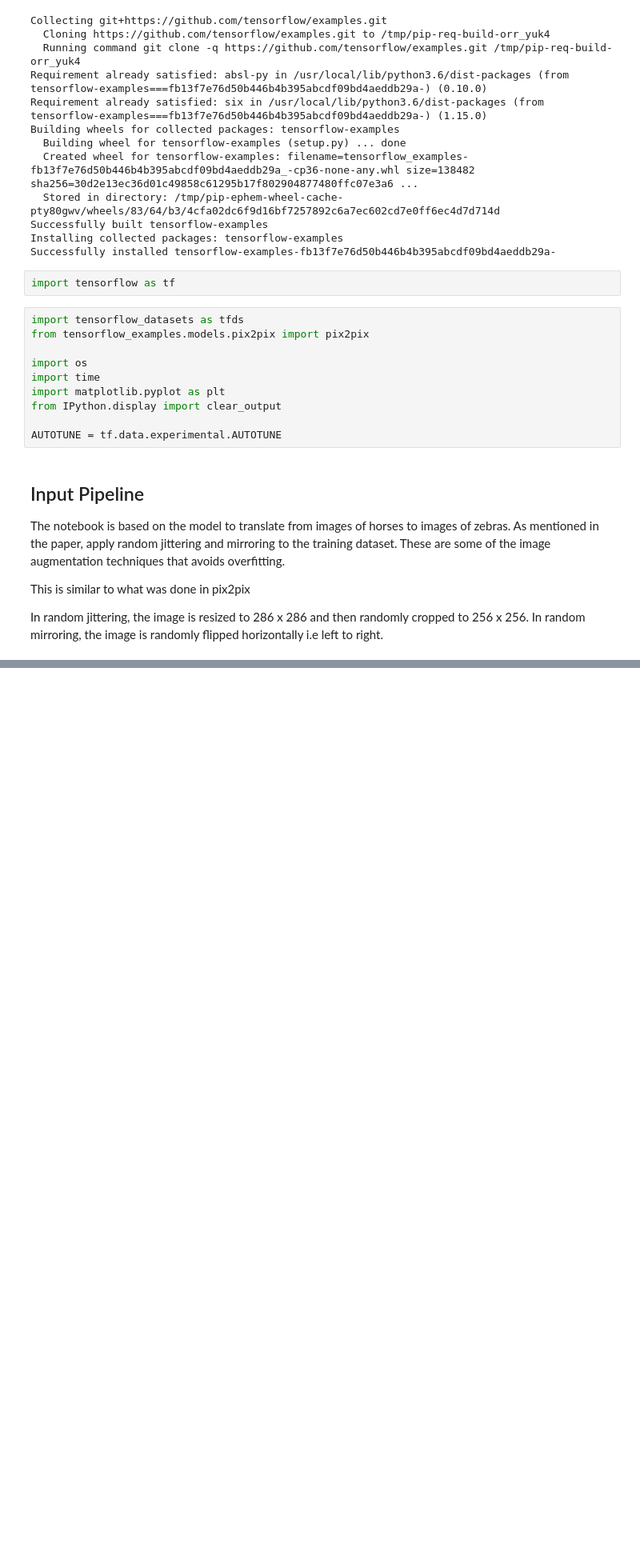
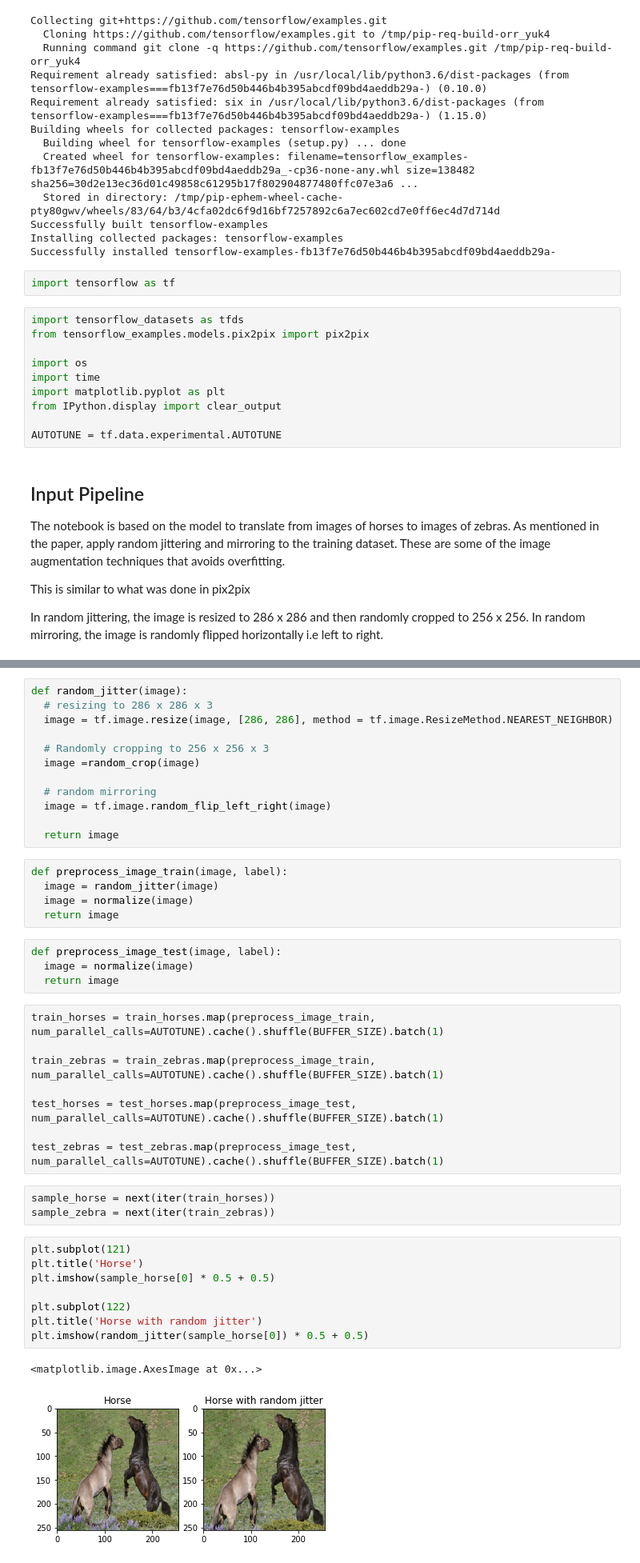
Before and after one commit to RAIERIN/kaggle-projects, a Jupyter notebook: CycleGan.ipynb, the cells around one changed output, grey strips where cells are left out. Shown at 80% size. Drawn from its saved outputs; the diff is of its cells as text; blank space fills up the shorter version.

```diff
--- a/CycleGan.ipynb
+++ b/CycleGan.ipynb
@@ -59,0 +81,43 @@ dataset, metadata = tfds
+# %%
+def random_jitter(image):
+  # resizing to 286 x 286 x 3
+  image = tf.image.resize(image, [286, 286], method = tf.image.ResizeMethod.NEAREST_NEIGHBOR)
+
+  # Randomly cropping to 256 x 256 x 3
+  image =random_crop(image)
+
+  # random mirroring
+  image = tf.image.random_flip_left_right(image)
+
+  return image
+# %%
+def preprocess_image_train(image, label):
+  image = random_jitter(image)
+  image = normalize(image)
+  return image
+# %%
+def preprocess_image_test(image, label):
+  image = normalize(image)
+  return image
+# %%
+train_horses = train_horses.map(preprocess_image_train, num_parallel_calls=AUTOTUNE).cache().shuffle(BUFFER_SIZE).batch(1)
+
+train_zebras = train_zebras.map(preprocess_image_train, num_parallel_calls=AUTOTUNE).cache().shuffle(BUFFER_SIZE).batch(1)
+
+test_horses = test_horses.map(preprocess_image_test, num_parallel_calls=AUTOTUNE).cache().shuffle(BUFFER_SIZE).batch(1)
+
+test_zebras = test_zebras.map(preprocess_image_test, num_parallel_calls=AUTOTUNE).cache().shuffle(BUFFER_SIZE).batch(1)
+# %%
+sample_horse = next(iter(train_horses))
+sample_zebra = next(iter(train_zebras))
+# %%
+plt.subplot(121)
+plt.title('Horse')
+plt.imshow(sample_horse[0] * 0.5 + 0.5)
+
+plt.subplot(122)
+plt.title('Horse with random jitter')
+plt.imshow(random_jitter(sample_horse[0]) * 0.5 + 0.5)
+# %% [output]
+<matplotlib.image.AxesImage at 0x...>
+[figure, added]
```
Also changed, not shown: parts of 14 cells of this notebook.
